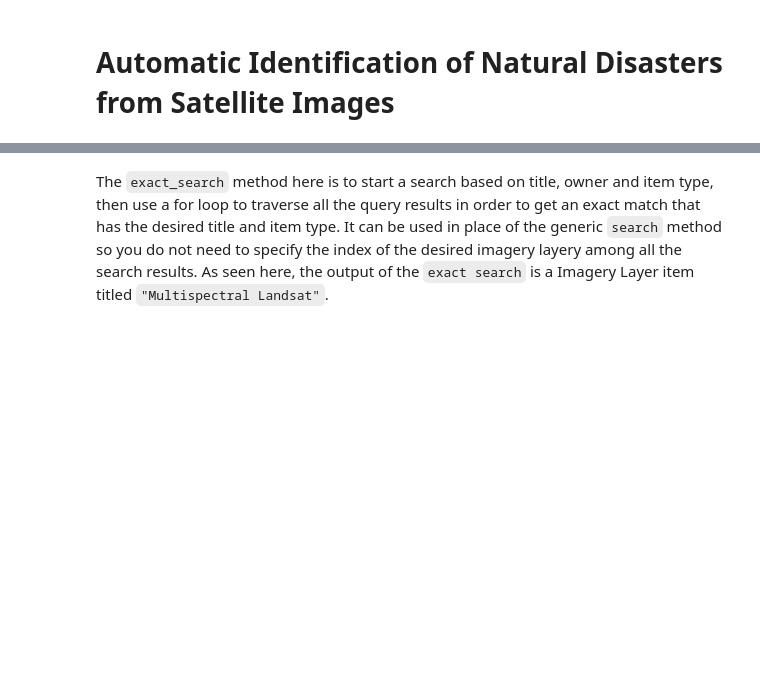
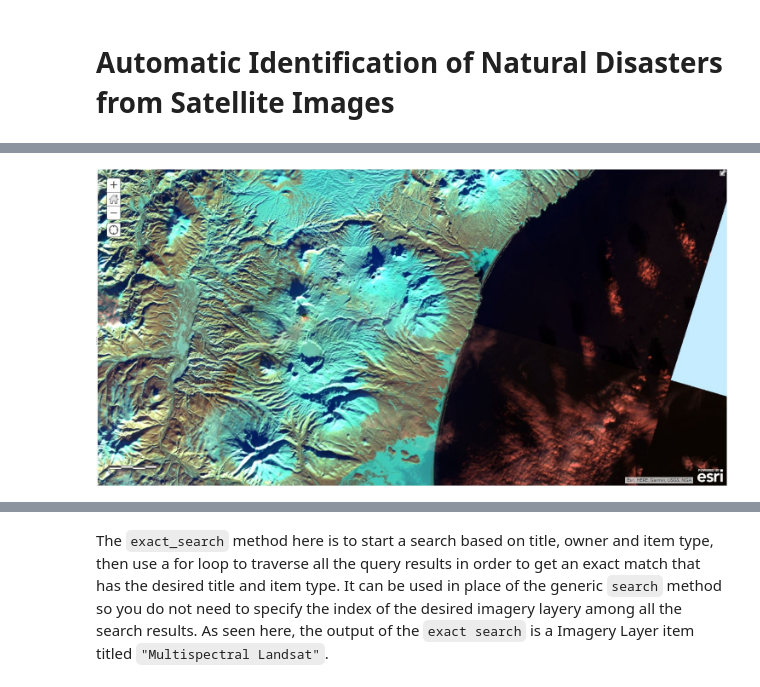
Before and after one commit to test-v1/arcgis-python-api, a Jupyter notebook: samples/05_content_publishers/automatic_identification_of_natural_disasters.ipynb, the cells around one changed output, grey strips where cells are left out. Saved outputs shown, nothing was run; the diff lists cells and outputs as text; code cells hidden in the pictures; blank space fills up the shorter version.

```diff
--- a/samples/05_content_publishers/automatic_identification_of_natural_disasters.ipynb
+++ b/samples/05_content_publishers/automatic_identification_of_natural_disasters.ipynb
@@ -8,0 +17,6 @@ With the sample notebook run in a scheduled routine, there will be a latest web
+# %%
+filename = Path('staticimg/automatic-identification-of-natural-disasters/Russia_Volcano_raster_before.jpg')
+if filename.exists():
+    display(Image(filename = str(filename), height = 300, width =900))
+# %% [output]
+[figure, added]
```
Also changed, not shown: parts of 46 cells of this notebook, 3 other files.
